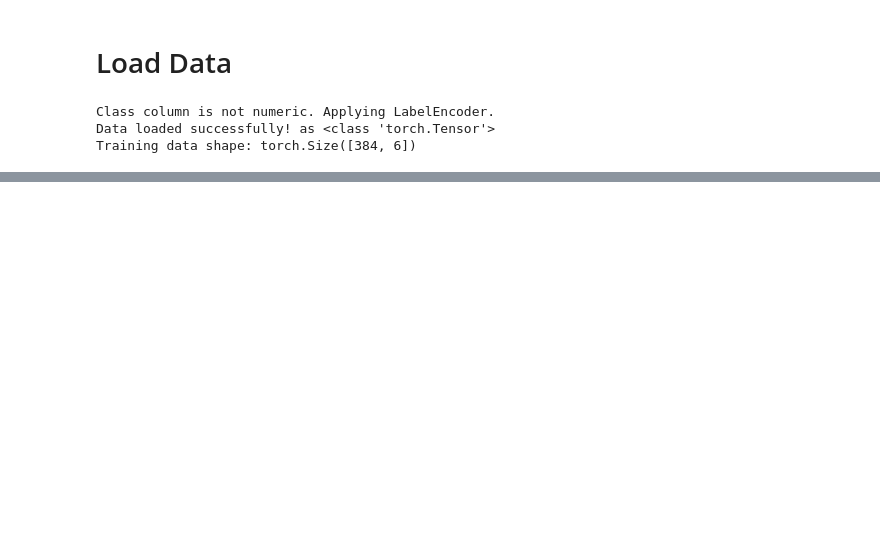
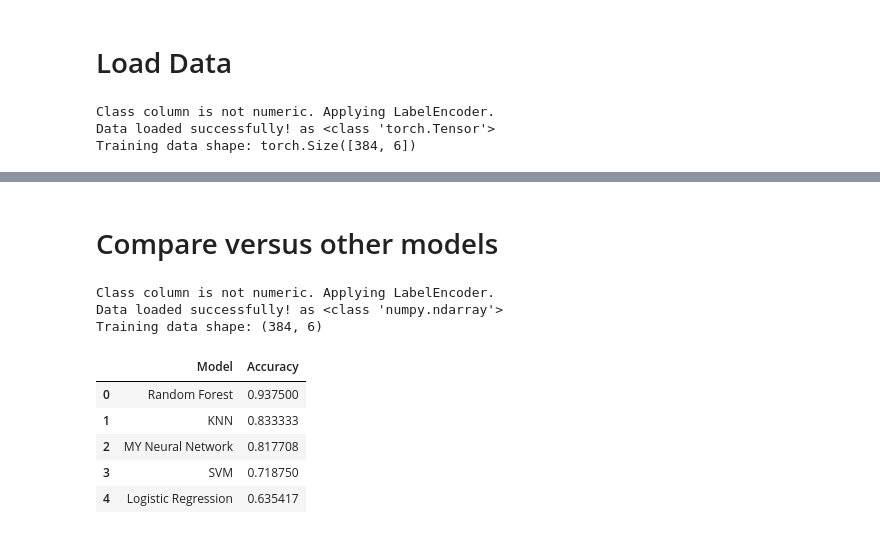
Before and after one commit to topsy-13/NAS_pretesting, a Jupyter notebook: Epoch-Based Evolution (EBE)/EBE_testing.ipynb, the cells around one changed output, grey strips where cells are left out. Cells and saved outputs as stored; diff of their text form; code cells hidden in the pictures; blank space fills up the shorter version.

```diff
--- a/Epoch-Based Evolution (EBE)/EBE_testing.ipynb
+++ b/Epoch-Based Evolution (EBE)/EBE_testing.ipynb
@@ -61,5 +62,3 @@ val_dataset, val_loader = load_data.create_dataset_and_loader(X_val, y_val,
                                                     batch_size=batch_size)
 test_dataset, test_loader = load_data.create_dataset_and_loader(X_test, y_test,
                                                       batch_size=batch_size)
-# %%
-search_space.train_model(model, train_loader, val_loader, num_epochs=1)
@@ -67,0 +65,2 @@ search_space.train_model(model, train_loader, val_loader, num_epochs=1)
+# %%
+model.oe_train(train_loader)
@@ -67,0 +71,7 @@ search_space.train_model(model, train_loader, val_loader, num_epochs=1)
+# %%
+N_INDIVIDUALS = 1000
+first_gen = Generation(search_space, n_individuals=N_INDIVIDUALS)
+# first_gen.generation
+# %%
+# TRAIN THE GEN
+first_gen.train_generation(train_loader, 1)
@@ -67,0 +163,2 @@ search_space.train_model(model, train_loader, val_loader, num_epochs=1)
+# %% [markdown]
+# Compare versus other models
@@ -67,0 +174,56 @@ search_space.train_model(model, train_loader, val_loader, num_epochs=1)
+# %%
+# Load data
+X_train, y_train, X_val, y_val, X_test, y_test = load_data.load_openml_dataset(
+    dataset_id=334, scaling=True, random_seed=None, return_as='array'
+)
+
+# Determine if it's a classification or regression problem
+target_type = type_of_target(y_train)
+
+if target_type in ['binary', 'multiclass']:
+    models = {
+        "Logistic Regression": LogisticRegression(max_iter=500),
+        "Random Forest": RandomForestClassifier(n_estimators=100),
+        "SVM": SVC(),
+        "KNN": KNeighborsClassifier(n_neighbors=5)
+    }
+    metric = accuracy_score
+    metric_name = "Accuracy"
+else:
+    models = {
+        "Ridge Regression": Ridge(),
+        "Random Forest": RandomForestRegressor(n_estimators=100),
+        "SVM": SVR(),
+        "KNN": KNeighborsRegressor(n_neighbors=5)
+    }
+    metric = r2_score
+    metric_name = "R² Score"
+
+# Train and evaluate models
+results = []
+for name, model in models.items():
+    model.fit(X_train, y_train)
+    y_pred = model.predict(X_val)
+    score = metric(y_val, y_pred)
+    results.append((name, score))
+
+# Sort results
+results.sort(key=lambda x: x[1], reverse=True)
+
+# Display results
+results_df = pd.DataFrame(results, columns=["Model", metric_name])
+# add the neural network
+results_df.loc[len(results_df)] = ['MY Neural Network', mean_val_acc]
+results_df = results_df.sort_values('Accuracy', ascending=False).reset_index(drop=True)
+
+display(results_df)
+# %% [output]
+Class column is not numeric. Applying LabelEncoder.
+Data loaded successfully! as <class 'numpy.ndarray'>
+Training data shape: (384, 6)
+|  | Model | Accuracy |
+| 0 | Random Forest | 0.937500 |
+| 1 | KNN | 0.833333 |
+| 2 | MY Neural Network | 0.817708 |
+| 3 | SVM | 0.718750 |
+| 4 | Logistic Regression | 0.635417 |
```
Also changed, not shown: parts of 17 cells of this notebook, 42 other files.
